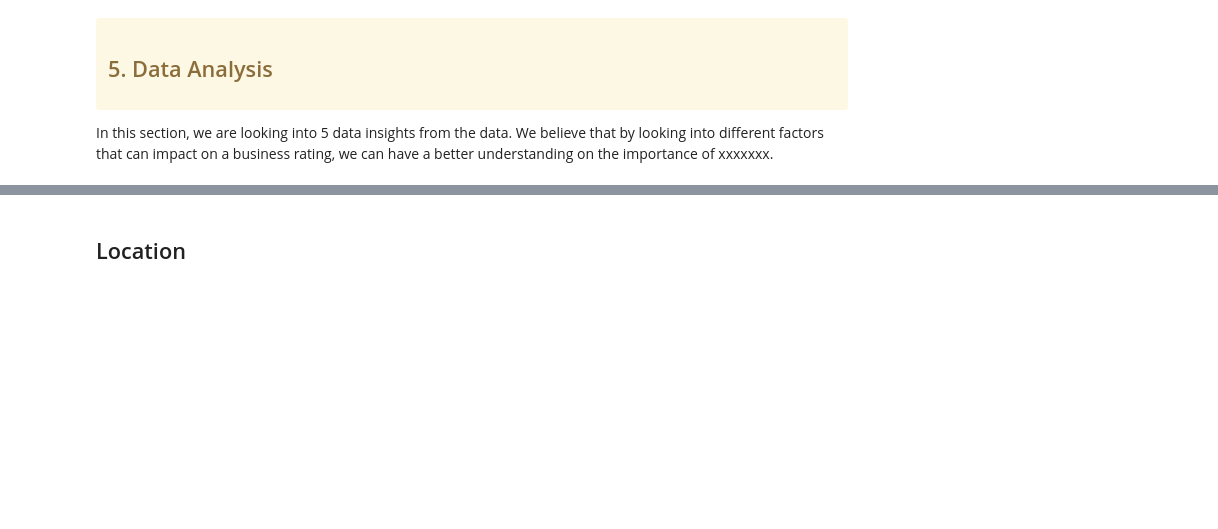
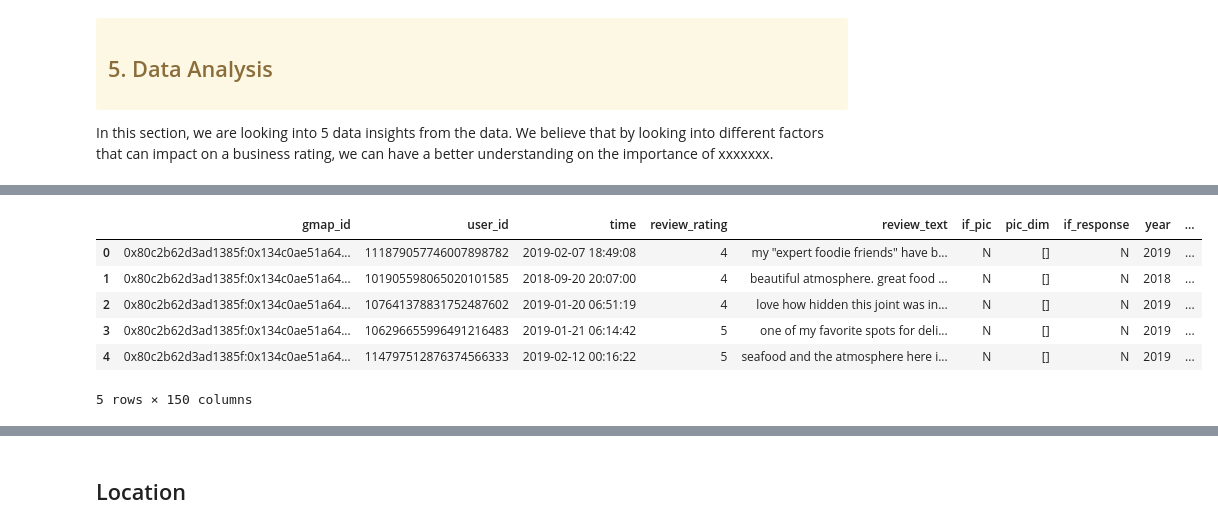
Before and after one commit to felix553/FIT5198-Assignment-1-, a Jupyter notebook: notebook_templates/task3_xxxxxxx.ipynb, the cells around one changed output, grey strips where cells are left out. Saved outputs shown, nothing was run; the diff lists cells and outputs as text; code cells hidden in the pictures; blank space fills up the shorter version.

```diff
--- a/notebook_templates/task3_xxxxxxx.ipynb
+++ b/notebook_templates/task3_xxxxxxx.ipynb
@@ -389,0 +407,40 @@ dtype: int64
+# %%
+list = []
+def parse_misc_data(row):
+
+    misc_dict = {}
+    if row is None or row =='None':
+        return misc_dict
+    else:
+        return row
+
+
+for row in merged_df['MISC']:
+    list.append(parse_misc_data(row))
+
+merged_df['transformed_MISC'] = merged_df['MISC'].apply(parse_misc_data)
+# %%
+def flatten_misc(misc_dict):
+    flattened = {}
+    for key, values in misc_dict.items():
+        for value in values:
+            flattened[f'{key}_{value}'] = 1
+    return flattened
+
+misc_expanded = merged_df['transformed_MISC'].apply(lambda x: pd.Series(flatten_misc(x)))
+
+# Fill NaN values with 0s for binary encoding
+misc_expanded = misc_expanded.fillna(0)
+
+# Combine with original DataFrame
+merged_df_combined = pd.concat([merged_df.drop(columns='transformed_MISC'), misc_expanded], axis=1)
+
+merged_df_combined.head()
+# %% [output]
+|  | gmap_id | user_id | time | review_rating | review_text | if_pic | pic_dim | if_response | year | ... |
+| 0 | 0x80c2b62d3ad1385f:0x134c0ae51a64... | 111879057746007898782 | 2019-02-07 18:49:08 | 4 | my "expert foodie friends" have b... | N | [] | N | 2019 | ... |
+| 1 | 0x80c2b62d3ad1385f:0x134c0ae51a64... | 101905598065020101585 | 2018-09-20 20:07:00 | 4 | beautiful atmosphere. great food ... | N | [] | N | 2018 | ... |
+| 2 | 0x80c2b62d3ad1385f:0x134c0ae51a64... | 107641378831752487602 | 2019-01-20 06:51:19 | 4 | love how hidden this joint was in... | N | [] | N | 2019 | ... |
+| 3 | 0x80c2b62d3ad1385f:0x134c0ae51a64... | 106296655996491216483 | 2019-01-21 06:14:42 | 5 | one of my favorite spots for deli... | N | [] | N | 2019 | ... |
+| 4 | 0x80c2b62d3ad1385f:0x134c0ae51a64... | 114797512876374566333 | 2019-02-12 00:16:22 | 5 | seafood and the atmosphere here i... | N | [] | N | 2019 | ... |
+5 rows × 150 columns
```
Also changed, not shown: parts of 5 cells of this notebook.
